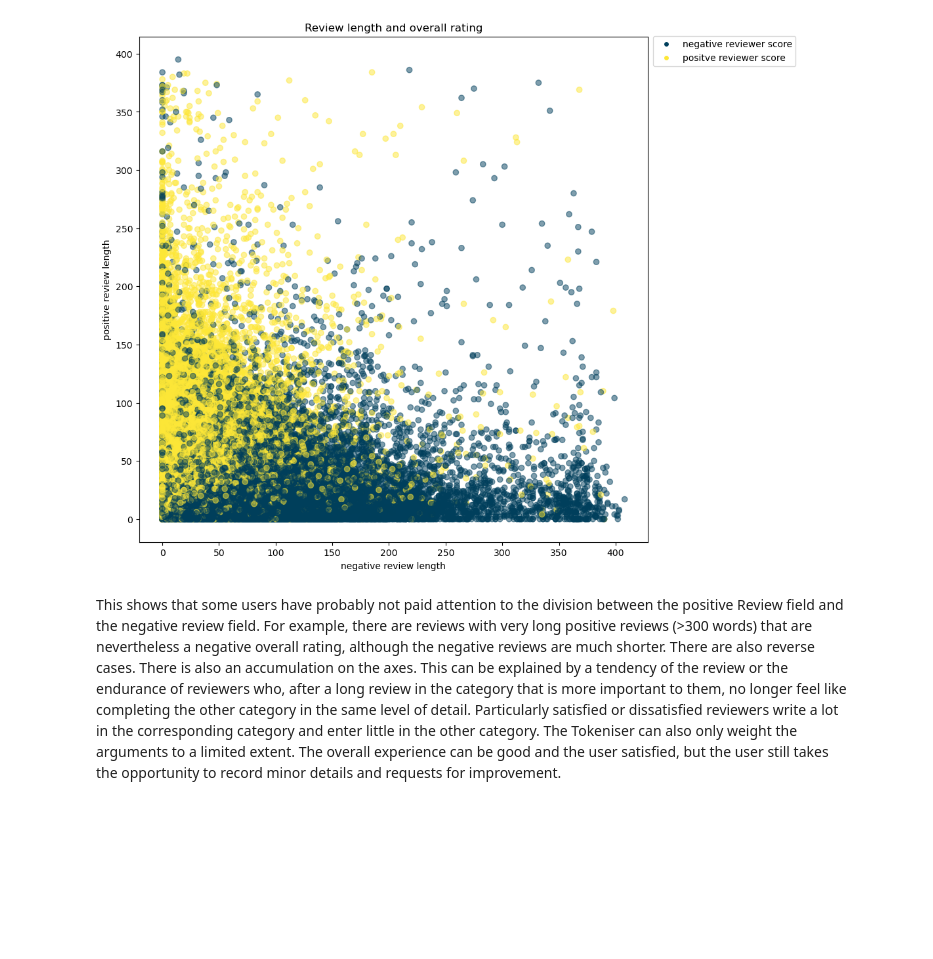
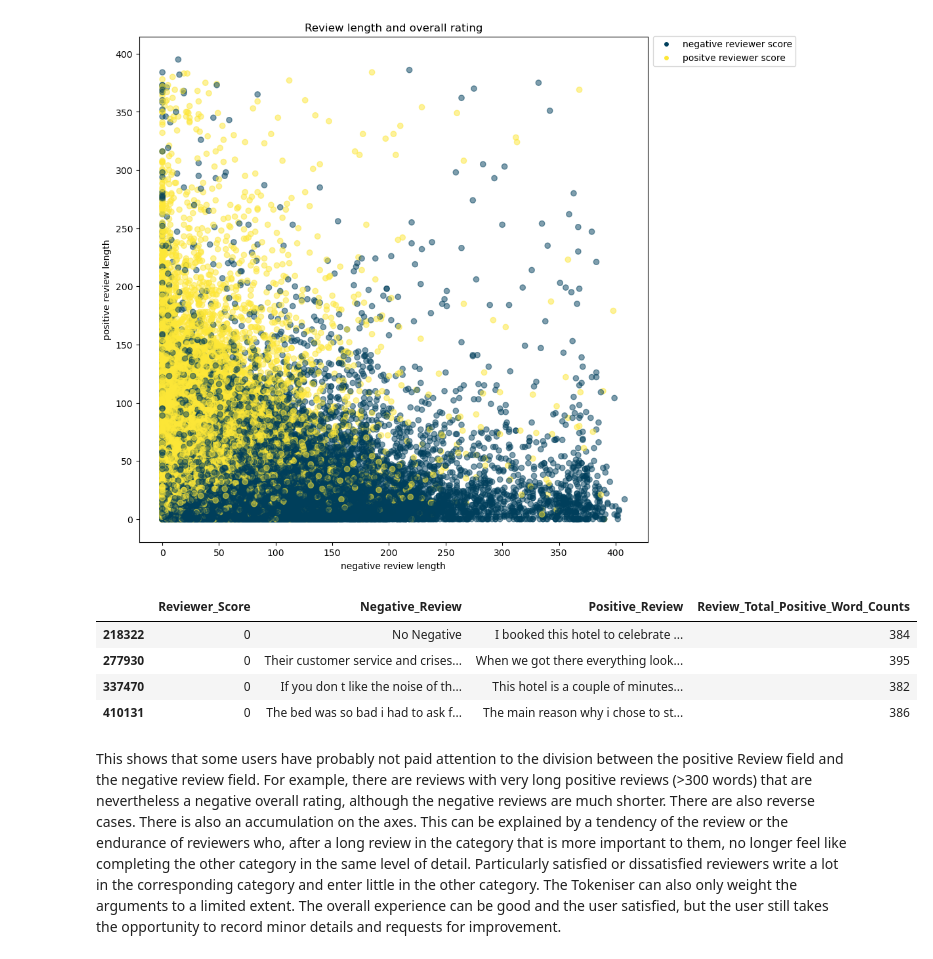
Before and after one commit to bennymiddel/personal_projects, a Jupyter notebook: 01_NLP_hotel_review/BM_NLP_hotel_review.ipynb, the cells around one changed output. Drawn from its saved outputs; the diff is of its cells as text; code cells hidden in the pictures; blank space fills up the shorter version.

```diff
--- a/01_NLP_hotel_review/BM_NLP_hotel_review.ipynb
+++ b/01_NLP_hotel_review/BM_NLP_hotel_review.ipynb
@@ -718,5 +720,13 @@ plt.legend(handles= custom_lines, loc ='upper right', bbox_to_anchor=(1.30, 1.01
 plt.show()
 # %% [output]
 [figure]
+# %%
+data[['Reviewer_Score','Negative_Review','Positive_Review','Review_Total_Positive_Word_Counts']].loc[(data['Review_Total_Positive_Word_Counts'] > 380)&(data['Reviewer_Score'] == 0)]
+# %% [output]
+|  | Reviewer_Score | Negative_Review | Positive_Review | Review_Total_Positive_Word_Counts |
+| 218322 | 0 | No Negative | I booked this hotel to celebrate ... | 384 |
+| 277930 | 0 | Their customer service and crises... | When we got there everything look... | 395 |
+| 337470 | 0 | If you don t like the noise of th... | This hotel is a couple of minutes... | 382 |
+| 410131 | 0 | The bed was so bad i had to ask f... | The main reason why i chose to st... | 386 |
 # %% [markdown]
 This shows that some users have probably not paid attention to the division between the positive Review field and the negative review field. For example, there are reviews with very long positive reviews (>300 words) that are nevertheless a negative overall rating, although the negative reviews are much shorter. There are also reverse cases. There is also an accumulation on the axes. This can be explained by a tendency of the review or the endurance of reviewers who, after a long review in the category that is more important to them, no longer feel like completing the other category in the same level of detail. Particularly satisfied or dissatisfied reviewers write a lot in the corresponding category and enter little in the other category. The Tokeniser can also only weight the arguments to a limited extent. The overall experience can be good and the user satisfied, but the user still takes the opportunity to record minor details and requests for improvement.
```
Also changed, not shown: parts of 8 cells of this notebook.
